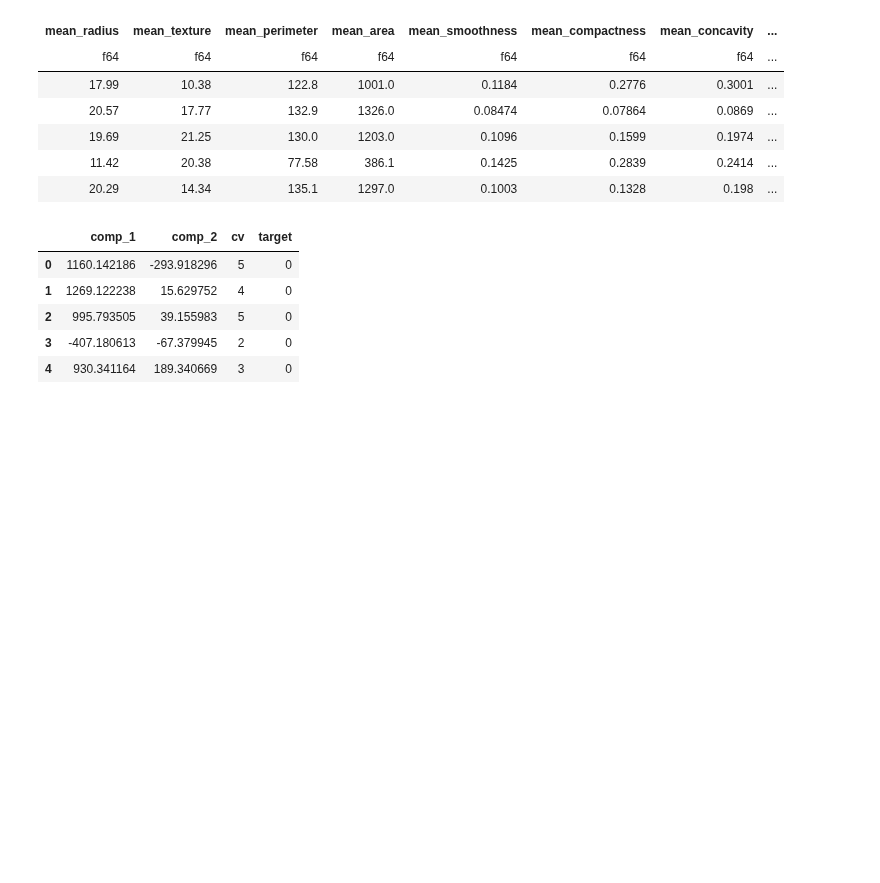
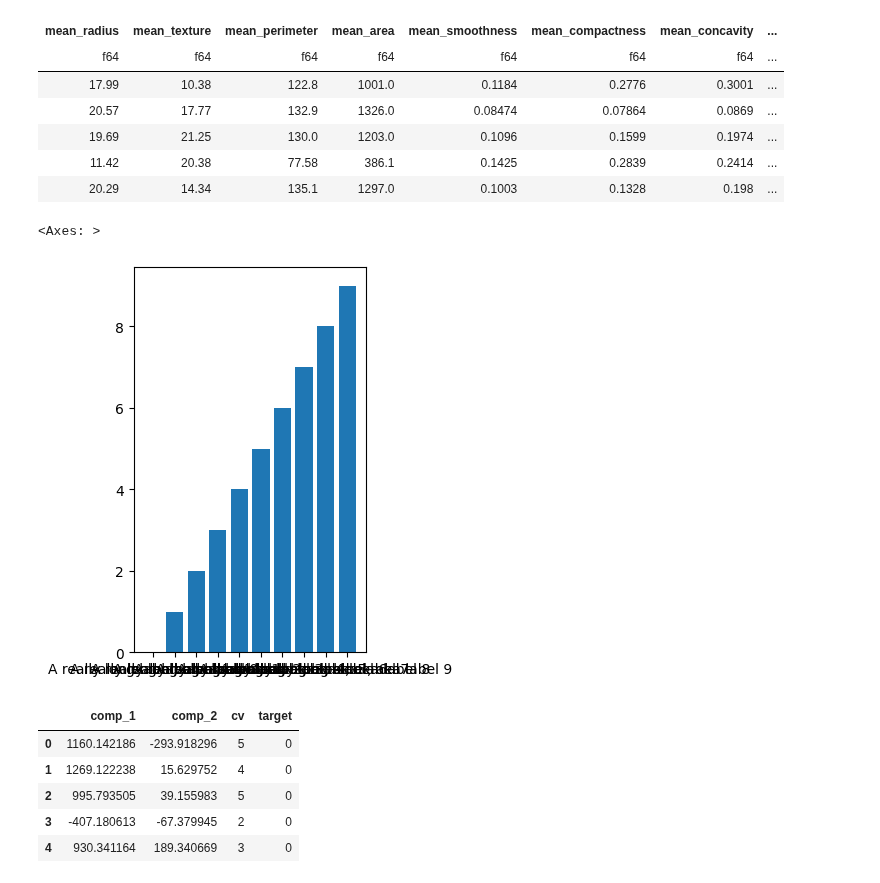
Before and after one commit to predictables/predictables, a Jupyter notebook: dev_univariate.ipynb, the cells around one changed output. Drawn from its saved outputs; the diff is of its cells as text; code cells hidden in the pictures; blank space fills up the shorter version.

```diff
--- a/dev_univariate.ipynb
+++ b/dev_univariate.ipynb
@@ -22,6 +22,22 @@ shape: (5, 32)
 | 19.69 | 21.25 | 130.0 | 1203.0 | 0.1096 | 0.1599 | 0.1974 | ... |
 | 11.42 | 20.38 | 77.58 | 386.1 | 0.1425 | 0.2839 | 0.2414 | ... |
 | 20.29 | 14.34 | 135.1 | 1297.0 | 0.1003 | 0.1328 | 0.198 | ... |
+# %%
+import matplotlib.pyplot as plt
+
+
+def overlapping_axes():
+    # Set up an Axes instance with overlapping labels
+    _, ax = plt.subplots(figsize=(3, 5))
+    x = [f"A really long label, aka label {i}" for i in range(10)]
+    ax.bar(x, range(10))
+    return ax
+
+
+overlapping_axes()
+# %% [output]
+<Axes: >
+[figure, added]
 # %%
 df = pd.read_parquet("./cancerdf.parquet")
 df.head()
```
Also changed, not shown: 4 other files.
